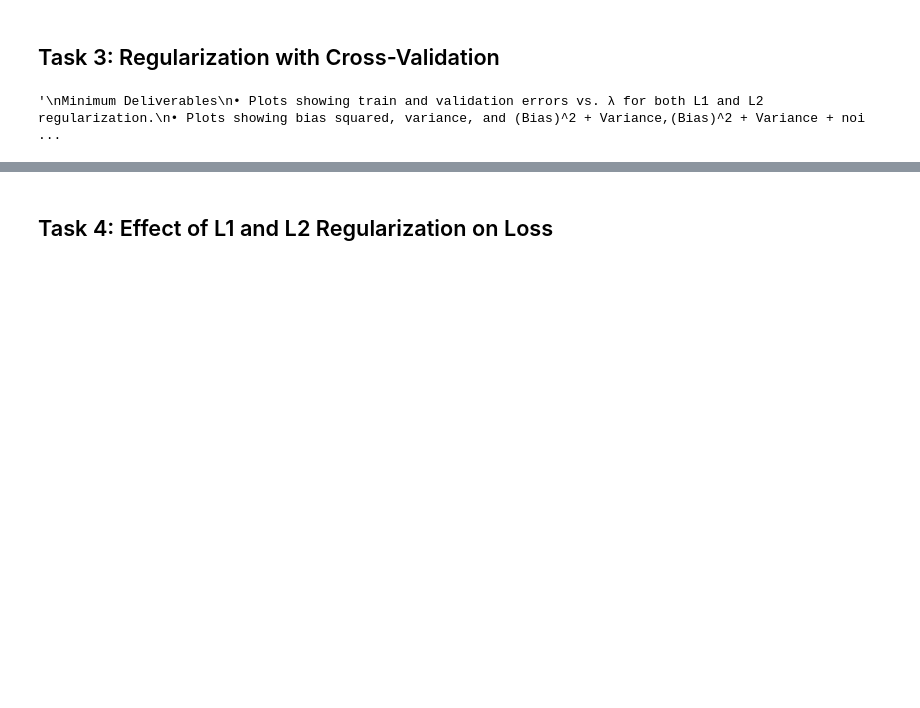
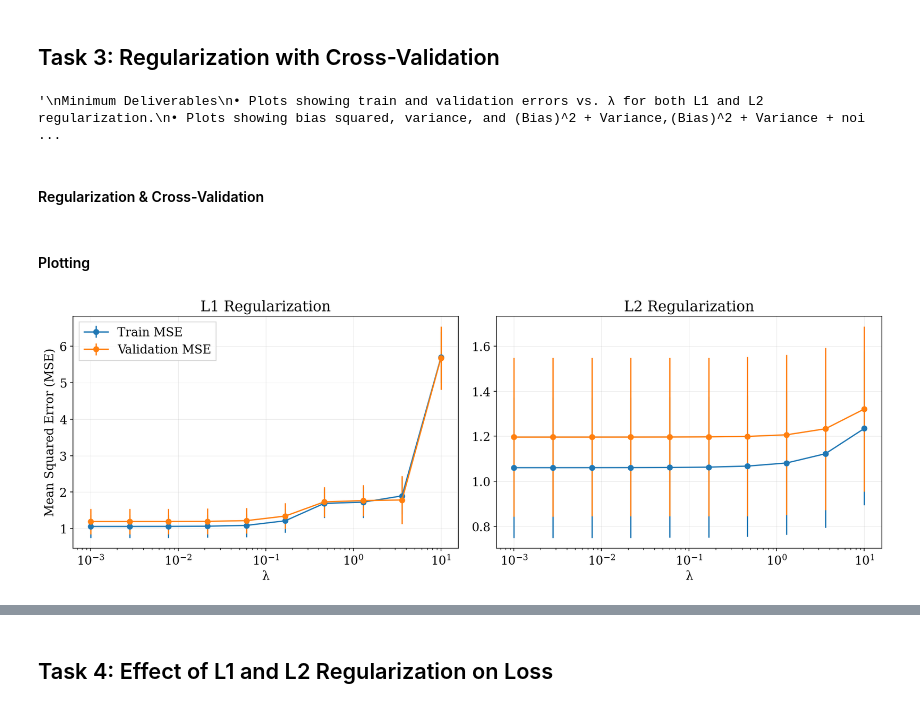
Before and after one commit to audrey352/PHYS551, a Jupyter notebook: Assignment2/A2_notebook.ipynb, the cells around one changed output, grey strips where cells are left out. Cells and saved outputs as stored; diff of their text form; code cells hidden in the pictures; blank space fills up the shorter version.

```diff
--- a/Assignment2/A2_notebook.ipynb
+++ b/Assignment2/A2_notebook.ipynb
@@ -410,3 +429,5 @@ Minimum Deliverables
 """
 # %% [output]
 '\nMinimum Deliverables\n• Plots showing train and validation errors vs. λ for both L1 and L2 regularization.\n• Plots showing bias squared, variance, and (Bias)^2 + Variance,(Bias)^2 + Variance + noi ...
+# %% [markdown]
+#### Regularization & Cross-Validation
@@ -412,0 +611,38 @@ Minimum Deliverables
+# %%
+# -- Average MSE over datasets --
+# l1
+mean_train_mse_l1 = np.mean(train_mse_l1, axis=0)
+train_mse_l1_std = np.std(train_mse_l1, axis=0)
+mean_val_mse_l1   = np.mean(val_mse_l1, axis=0)
+val_mse_l1_std   = np.std(val_mse_l1, axis=0)
+# l2
+mean_train_mse_l2 = np.mean(train_mse_l2, axis=0)
+train_mse_l2_std = np.std(train_mse_l2, axis=0)
+mean_val_mse_l2   = np.mean(val_mse_l2, axis=0)
+val_mse_l2_std = np.std(val_mse_l2, axis=0)
+# %% [markdown]
+#### Plotting
+# %%
+# -- 3. Plotting Train and Validation Errors --
+fig, (ax1, ax2) = plt.subplots(1, 2, figsize=(14,5))
+
+# Plot l1 results
+ax1.errorbar(reg_list, mean_train_mse_l1, yerr=train_mse_l1_std, label='Train MSE', fmt='-o')
+ax1.errorbar(reg_list, mean_val_mse_l1, yerr=val_mse_l1_std, label='Validation MSE', fmt='-o')
+ax1.set_title('L1 Regularization')
+ax1.set_ylabel('Mean Squared Error (MSE)')
+ax1.legend()
+
+# Plot l2 results
+ax2.errorbar(reg_list, mean_train_mse_l2, yerr=train_mse_l2_std, label='Train MSE', fmt='-o')
+ax2.errorbar(reg_list, mean_val_mse_l2, yerr=val_mse_l2_std, label='Validation MSE', fmt='-o')
+ax2.set_title('L2 Regularization')
+
+for ax in [ax1, ax2]:
+    ax.set_xscale('log')
+    ax.set_xlabel('λ')
+    ax.grid(True)
+plt.savefig(SAVEDIR + 'train_val_mse_vs_lambda.png')
+plt.show()
+# %% [output]
+[figure, added]
```
Also changed, not shown: parts of 14 cells of this notebook, 8 other files.
